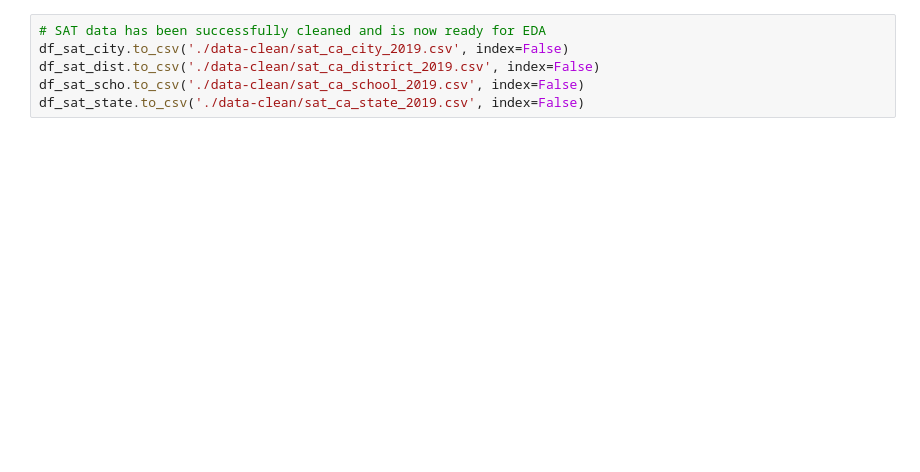
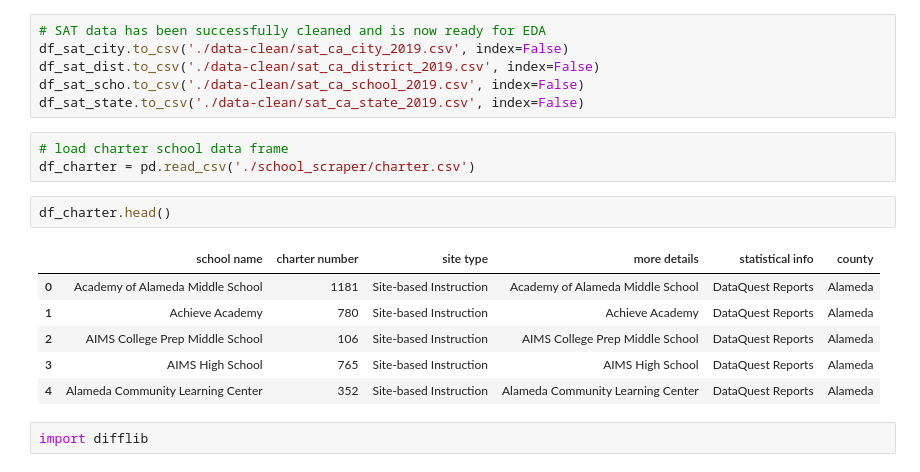
Before and after one commit to woodstockwins/1213-iris, a Jupyter notebook: projects/project-1-master/school_parse.ipynb, the cells around one changed output. Saved outputs shown, nothing was run; the diff lists cells and outputs as text; blank space fills up the shorter version.

```diff
--- a/projects/project-1-master/school_parse.ipynb
+++ b/projects/project-1-master/school_parse.ipynb
@@ -342,3 +353,17 @@ df_sat_city.to_csv('./data-clean/sat_ca_city_2019.csv', index=False)
 df_sat_dist.to_csv('./data-clean/sat_ca_district_2019.csv', index=False)
 df_sat_scho.to_csv('./data-clean/sat_ca_school_2019.csv', index=False)
 df_sat_state.to_csv('./data-clean/sat_ca_state_2019.csv', index=False)
+# %%
+# load charter school data frame
+df_charter = pd.read_csv('./school_scraper/charter.csv')
+# %%
+df_charter.head()
+# %% [output]
+|  | school name | charter number | site type | more details | statistical info | county |
+| 0 | Academy of Alameda Middle School | 1181 | Site-based Instruction | Academy of Alameda Middle School | DataQuest Reports | Alameda |
+| 1 | Achieve Academy | 780 | Site-based Instruction | Achieve Academy | DataQuest Reports | Alameda |
+| 2 | AIMS College Prep Middle School | 106 | Site-based Instruction | AIMS College Prep Middle School | DataQuest Reports | Alameda |
+| 3 | AIMS High School | 765 | Site-based Instruction | AIMS High School | DataQuest Reports | Alameda |
+| 4 | Alameda Community Learning Center | 352 | Site-based Instruction | Alameda Community Learning Center | DataQuest Reports | Alameda |
+# %%
+import difflib
```
Also changed, not shown: parts of 17 cells of this notebook.
